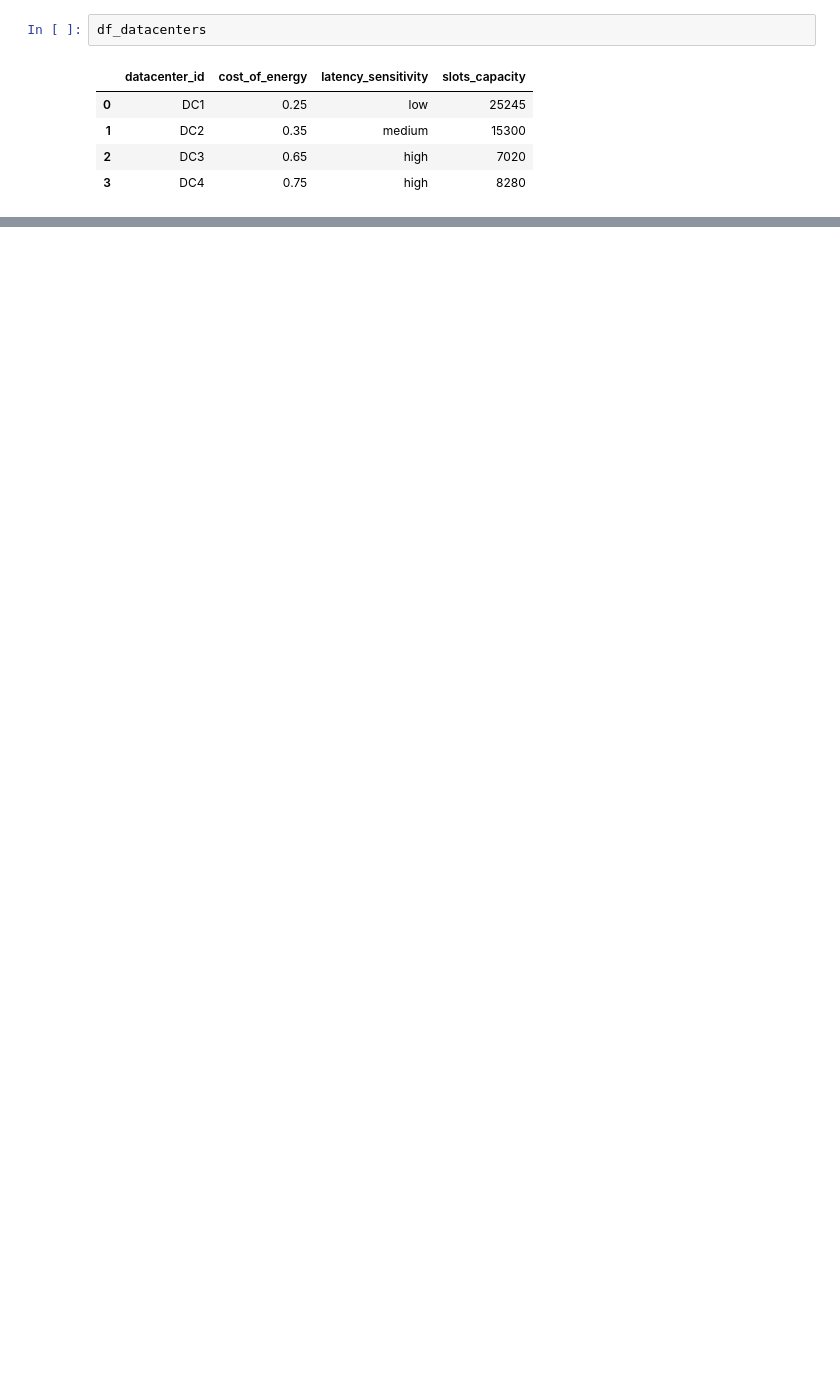
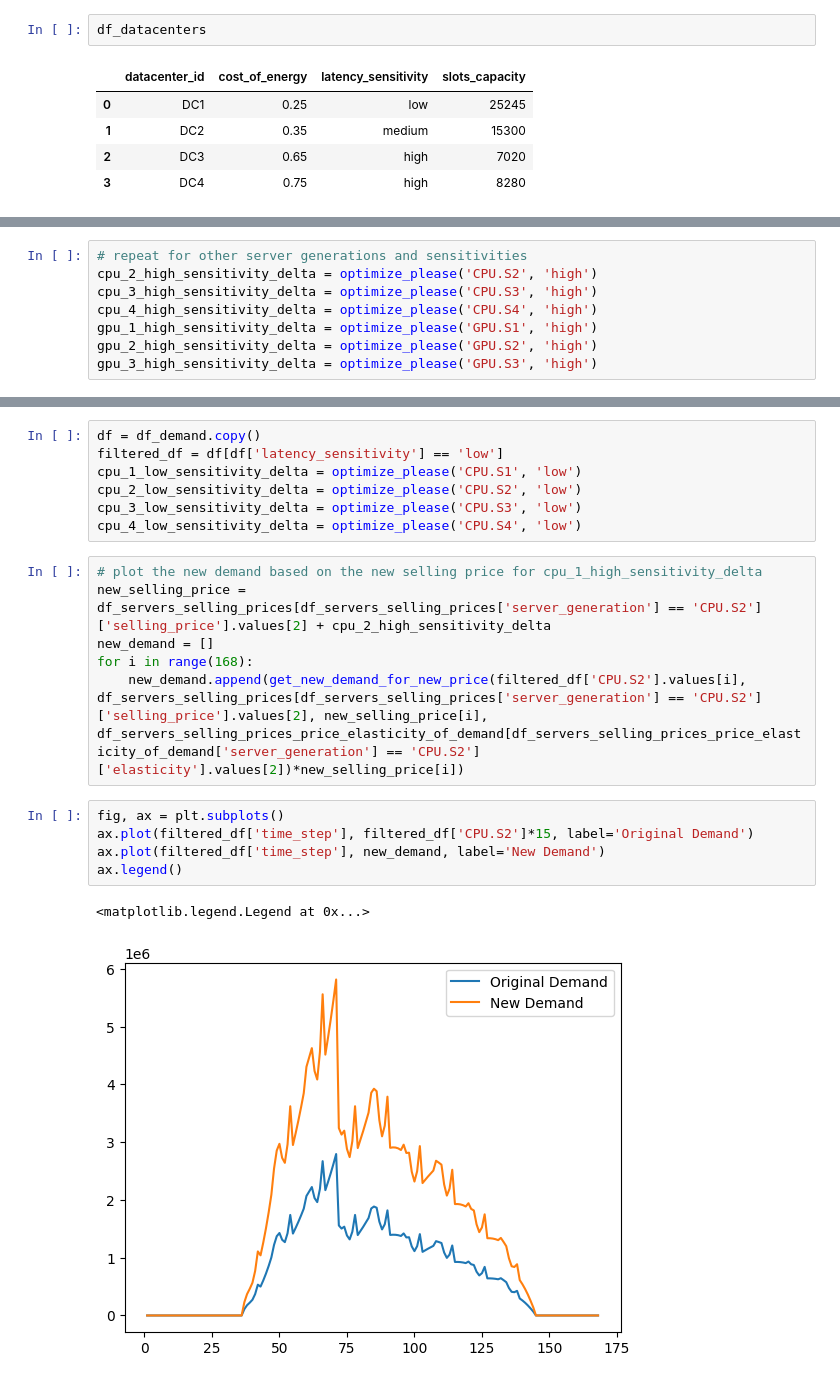
Before and after one commit to wowthecoder/HuaweiTechArena, a Jupyter notebook: experiment.ipynb, the cells around one changed output, grey strips where cells are left out. Drawn from its saved outputs; the diff is of its cells as text; blank space fills up the shorter version.

Commit message:
price

```diff
--- a/experiment.ipynb
+++ b/experiment.ipynb
@@ -306,0 +419,8 @@ df_datacenters
+# %%
+# repeat for other server generations and sensitivities
+cpu_2_high_sensitivity_delta = optimize_please('CPU.S2', 'high')
+cpu_3_high_sensitivity_delta = optimize_please('CPU.S3', 'high')
+cpu_4_high_sensitivity_delta = optimize_please('CPU.S4', 'high')
+gpu_1_high_sensitivity_delta = optimize_please('GPU.S1', 'high')
+gpu_2_high_sensitivity_delta = optimize_please('GPU.S2', 'high')
+gpu_3_high_sensitivity_delta = optimize_please('GPU.S3', 'high')
@@ -306,0 +468,21 @@ df_datacenters
+# %%
+df = df_demand.copy()
+filtered_df = df[df['latency_sensitivity'] == 'low']
+cpu_1_low_sensitivity_delta = optimize_please('CPU.S1', 'low')
+cpu_2_low_sensitivity_delta = optimize_please('CPU.S2', 'low')
+cpu_3_low_sensitivity_delta = optimize_please('CPU.S3', 'low')
+cpu_4_low_sensitivity_delta = optimize_please('CPU.S4', 'low')
+# %%
+# plot the new demand based on the new selling price for cpu_1_high_sensitivity_delta
+new_selling_price = df_servers_selling_prices[df_servers_selling_prices['server_generation'] == 'CPU.S2']['selling_price'].values[2] + cpu_2_high_sensitivity_delta
+new_demand = []
+for i in range(168):
+    new_demand.append(get_new_demand_for_new_price(filtered_df['CPU.S2'].values[i], df_servers_selling_prices[df_servers_selling_prices['server_generation'] == 'CPU.S2']['selling_price'].values[2], new_selling_price[i], df_servers_selling_prices_price_elasticity_of_demand[df_servers_selling_prices_price_elasticity_of_demand['server_generation'] == 'CPU.S2']['elasticity'].values[2])*new_selling_price[i])
+# %%
+fig, ax = plt.subplots()
+ax.plot(filtered_df['time_step'], filtered_df['CPU.S2']*15, label='Original Demand')
+ax.plot(filtered_df['time_step'], new_demand, label='New Demand')
+ax.legend()
+# %% [output]
+<matplotlib.legend.Legend at 0x...>
+[figure, added]
```
Also changed, not shown: parts of 17 cells of this notebook, 3 other files.
